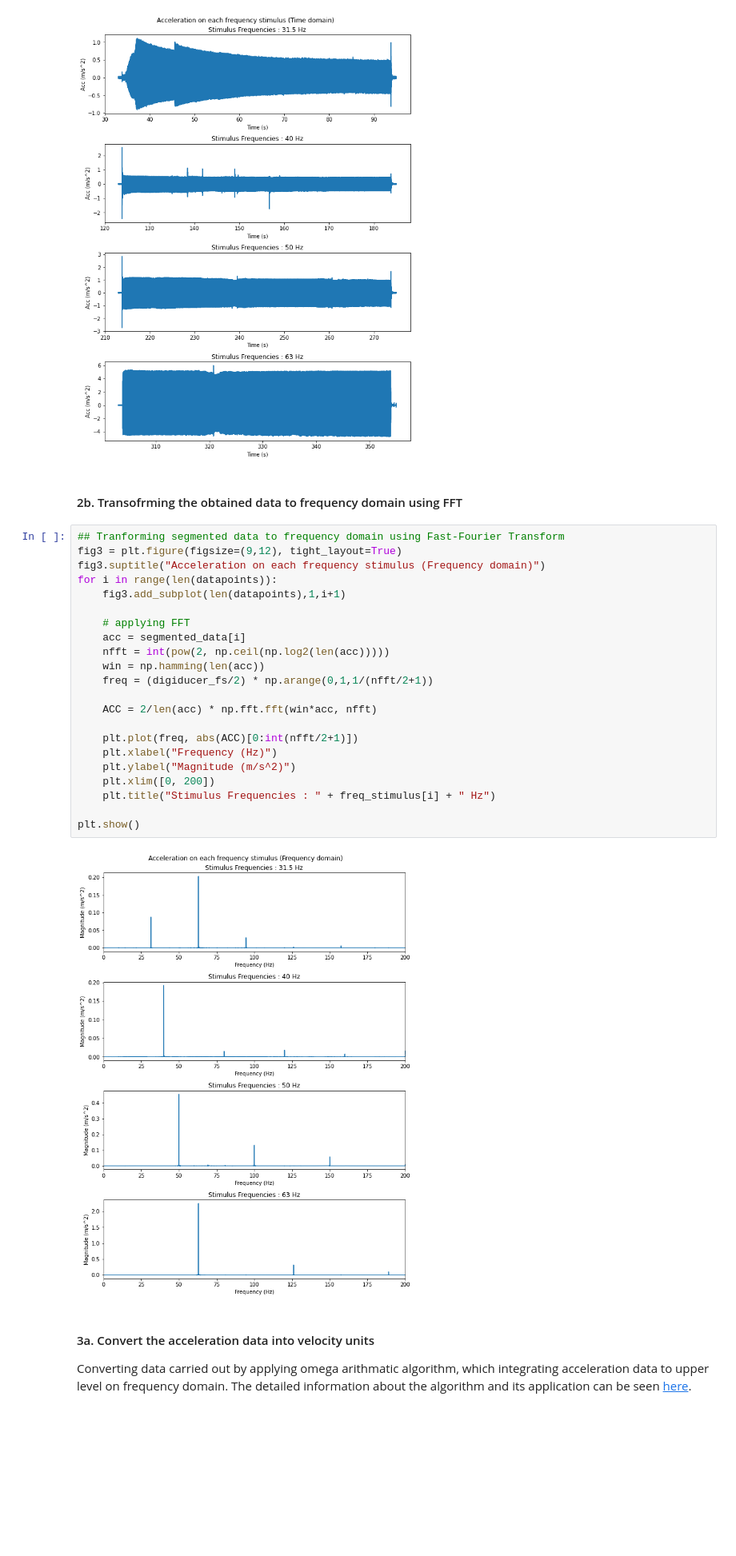
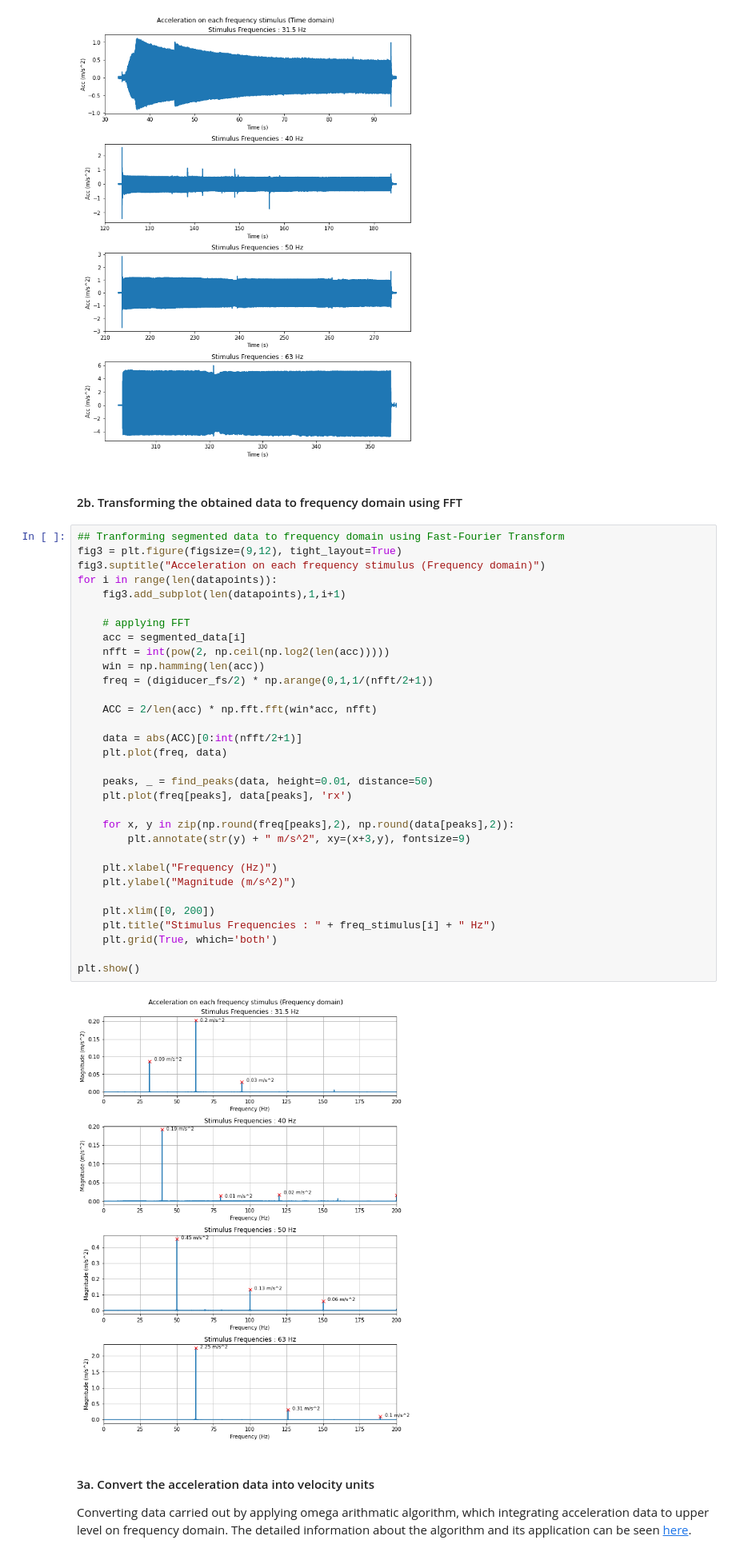
Before and after one commit to VibrasticLab/General_Projects, a Jupyter notebook: JLL_CWO_Okt_2023/data_process.ipynb, the cells around one changed output. Shown at 80% size. Saved outputs shown, nothing was run; the diff lists cells and outputs as text; blank space fills up the shorter version.

```diff
--- a/JLL_CWO_Okt_2023/data_process.ipynb
+++ b/JLL_CWO_Okt_2023/data_process.ipynb
@@ -81,31 +82,41 @@ plt.show()
 # %% [output]
 [figure]
 # %% [markdown]
-#### 2b. Transofrming the obtained data to frequency domain using FFT
+#### 2b. Transforming the obtained data to frequency domain using FFT
 # %%
 ## Tranforming segmented data to frequency domain using Fast-Fourier Transform
 fig3 = plt.figure(figsize=(9,12), tight_layout=True)
 fig3.suptitle("Acceleration on each frequency stimulus (Frequency domain)")
 for i in range(len(datapoints)):
     fig3.add_subplot(len(datapoints),1,i+1)
 
     # applying FFT
     acc = segmented_data[i]
     nfft = int(pow(2, np.ceil(np.log2(len(acc)))))
     win = np.hamming(len(acc))
     freq = (digiducer_fs/2) * np.arange(0,1,1/(nfft/2+1))
 
     ACC = 2/len(acc) * np.fft.fft(win*acc, nfft)
 
-    plt.plot(freq, abs(ACC)[0:int(nfft/2+1)])
+    data = abs(ACC)[0:int(nfft/2+1)]
+    plt.plot(freq, data)
+
+    peaks, _ = find_peaks(data, height=0.01, distance=50)
+    plt.plot(freq[peaks], data[peaks], 'rx')
+
+    for x, y in zip(np.round(freq[peaks],2), np.round(data[peaks],2)):
+        plt.annotate(str(y) + " m/s^2", xy=(x+3,y), fontsize=9)
+
     plt.xlabel("Frequency (Hz)")
     plt.ylabel("Magnitude (m/s^2)")
+
     plt.xlim([0, 200])
     plt.title("Stimulus Frequencies : " + freq_stimulus[i] + " Hz")
+    plt.grid(True, which='both')
 
 plt.show()
 # %% [output]
-[figure, old version]
+[figure, new version]
 # %% [markdown]
 #### 3a. Convert the acceleration data into velocity units
 Converting data carried out by applying omega arithmatic algorithm, which integrating acceleration data to upper level on frequency domain. The detailed information about the algorithm and its application can be seen [here](http://prosig.com/wp-content/uploads/pdf/blogArticles/OmegaArithmetic.pdf).
```
Also changed, not shown: parts of 6 cells of this notebook, 2 other files.
